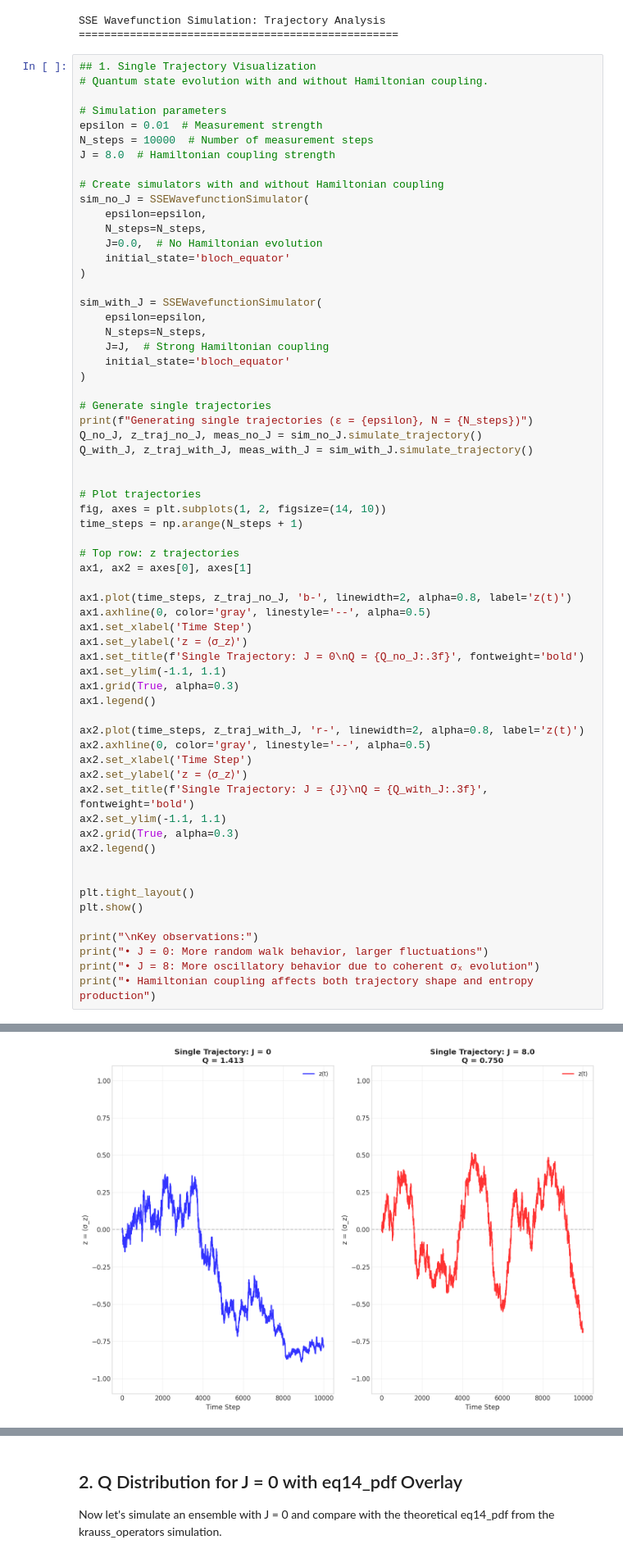
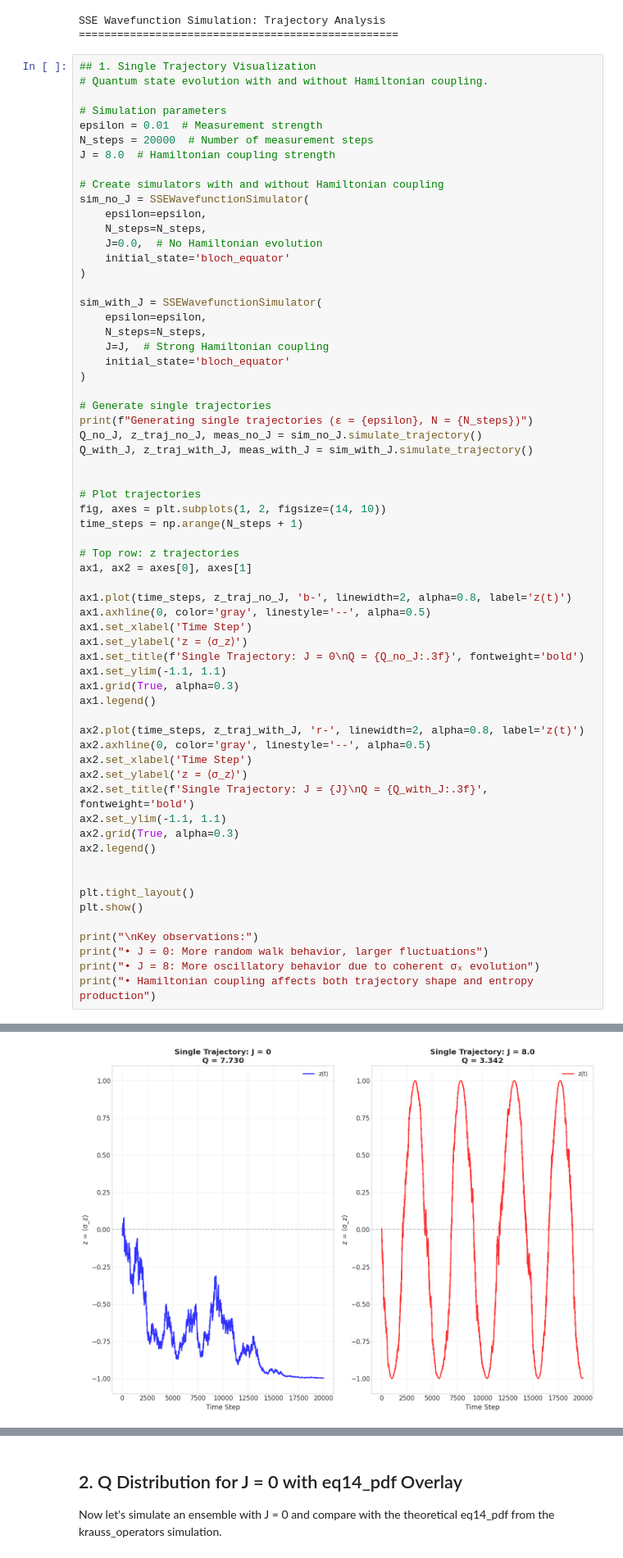
Before and after one commit to alonk-me/Quntum-measurment-model, a Jupyter notebook: sse_simulation/sse_simulation_demo.ipynb, the cells around one changed output, grey strips where cells are left out. Shown at 82% size. Drawn from its saved outputs; the diff is of its cells as text.

```diff
--- a/sse_simulation/sse_simulation_demo.ipynb
+++ b/sse_simulation/sse_simulation_demo.ipynb
@@ -40,7 +40,7 @@ SSE Wavefunction Simulation: Trajectory Analysis
 
 # Simulation parameters
 epsilon = 0.01  # Measurement strength
-N_steps = 10000  # Number of measurement steps
+N_steps = 20000  # Number of measurement steps
 J = 8.0  # Hamiltonian coupling strength
 
 # Create simulators with and without Hamiltonian coupling
@@ -102,4 +102,4 @@ Generating single trajectories (ε = 0.01, N = 10000)
-[figure, old version]
+[figure, new version]
 Key observations:
 • J = 0: More random walk behavior, larger fluctuations
 • J = 8: More oscillatory behavior due to coherent σₓ evolution
```
Also changed, not shown: parts of 4 cells of this notebook, 1 other file.
